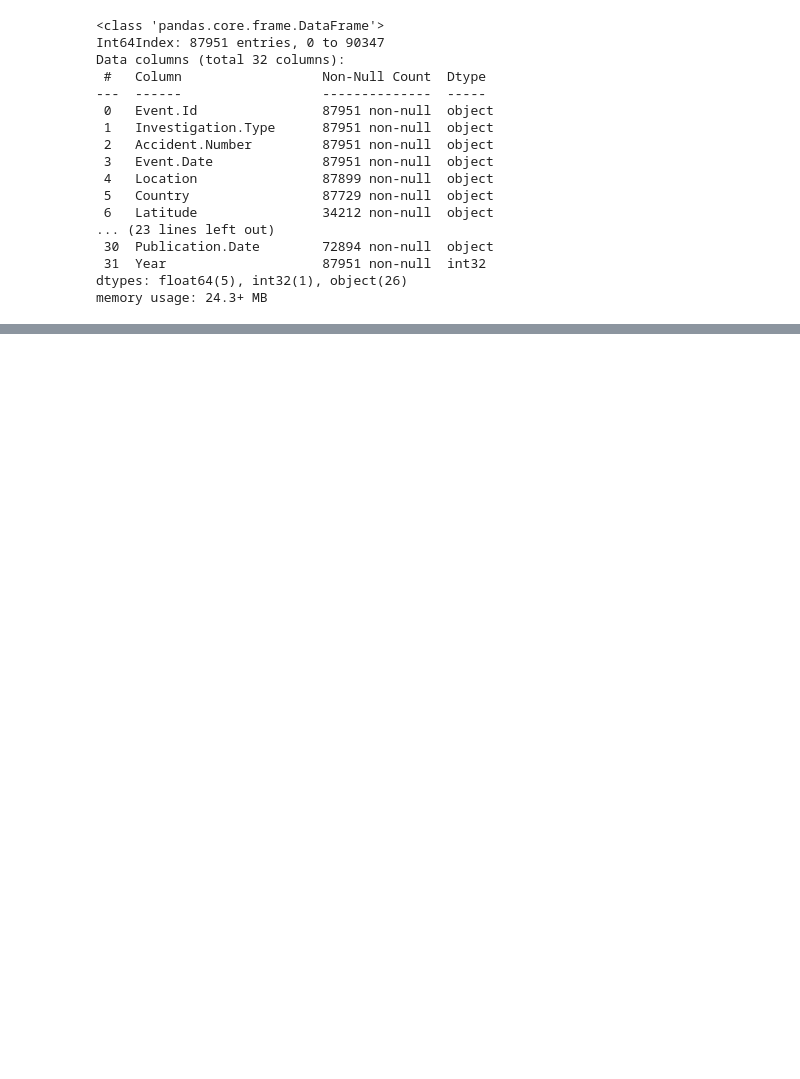
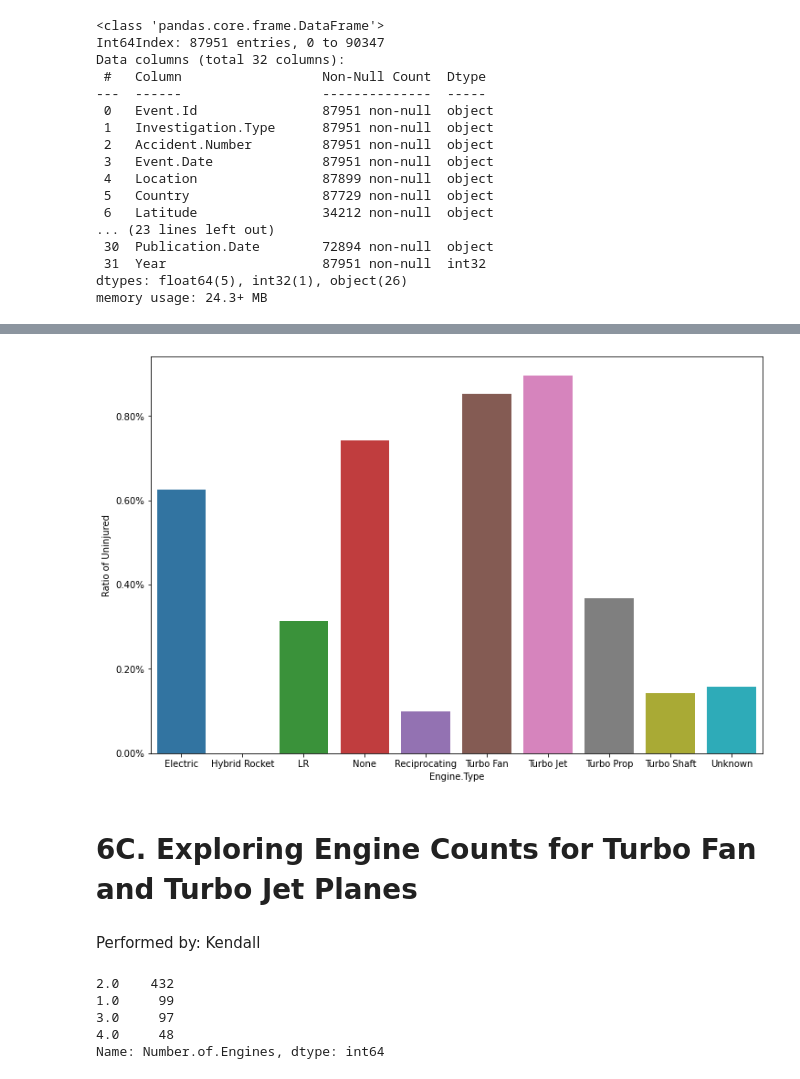
Before and after one commit to kmcneil901/dsc-phase-1-project-v3, a Jupyter notebook: kendall -2 .ipynb, the cells around one changed output, grey strips where cells are left out. Drawn from its saved outputs; the diff is of its cells as text; code cells hidden in the pictures; blank space fills up the shorter version.

```diff
--- a/kendall -2 .ipynb
+++ b/kendall -2 .ipynb
@@ -461,0 +541,2 @@ Name: Report.Status, Length: 17007, dtype: int64
+# %%
+recent_aviation_severe = aviation_severe.loc[aviation['Year'] >= 2000]
@@ -461,0 +664,4 @@ Name: Report.Status, Length: 17007, dtype: int64
+# %%
+aviation_severe_engine_types = recent_aviation_severe.groupby(['Engine.Type']).mean()
+# %%
+aviation_severe_engine_types['Total Passengers'] = aviation_severe_engine_types['Total.Fatal.Injuries'] + aviation_severe_engine_types['Total.Serious.Injuries'] + aviation_severe_engine_types['Total.Minor.Injuries'] + aviation_severe_engine_types['Total.Uninjured']
@@ -461,0 +683,2 @@ Name: Report.Status, Length: 17007, dtype: int64
+# %%
+aviation_severe_engine_types['Ratio of Uninjured'] = aviation_severe_engine_types['Total.Uninjured'] / aviation_severe_engine_types['Total Passengers']
@@ -461,0 +700,12 @@ Name: Report.Status, Length: 17007, dtype: int64
+# %%
+fig, ax = plt.subplots(figsize=(12,8))
+
+sns.barplot(x=aviation_severe_engine_types.index, y=aviation_severe_engine_types['Ratio of Uninjured'])
+y_value=['{:,.2f}'.format(x) + '%' for x in ax.get_yticks()]
+ax.set_yticklabels(y_value);
+# %% [output]
+[figure, added]
+# %% [markdown]
+# 6C. Exploring Engine Counts for Turbo Fan and Turbo Jet Planes
+# %% [markdown]
+Performed by: Kendall
@@ -461,0 +714,8 @@ Name: Report.Status, Length: 17007, dtype: int64
+# %%
+turbo_jets['Number.of.Engines'].value_counts()
+# %% [output]
+2.0    432
+1.0     99
+3.0     97
+4.0     48
+Name: Number.of.Engines, dtype: int64
```
Also changed, not shown: parts of 95 cells of this notebook, 1 other file.
